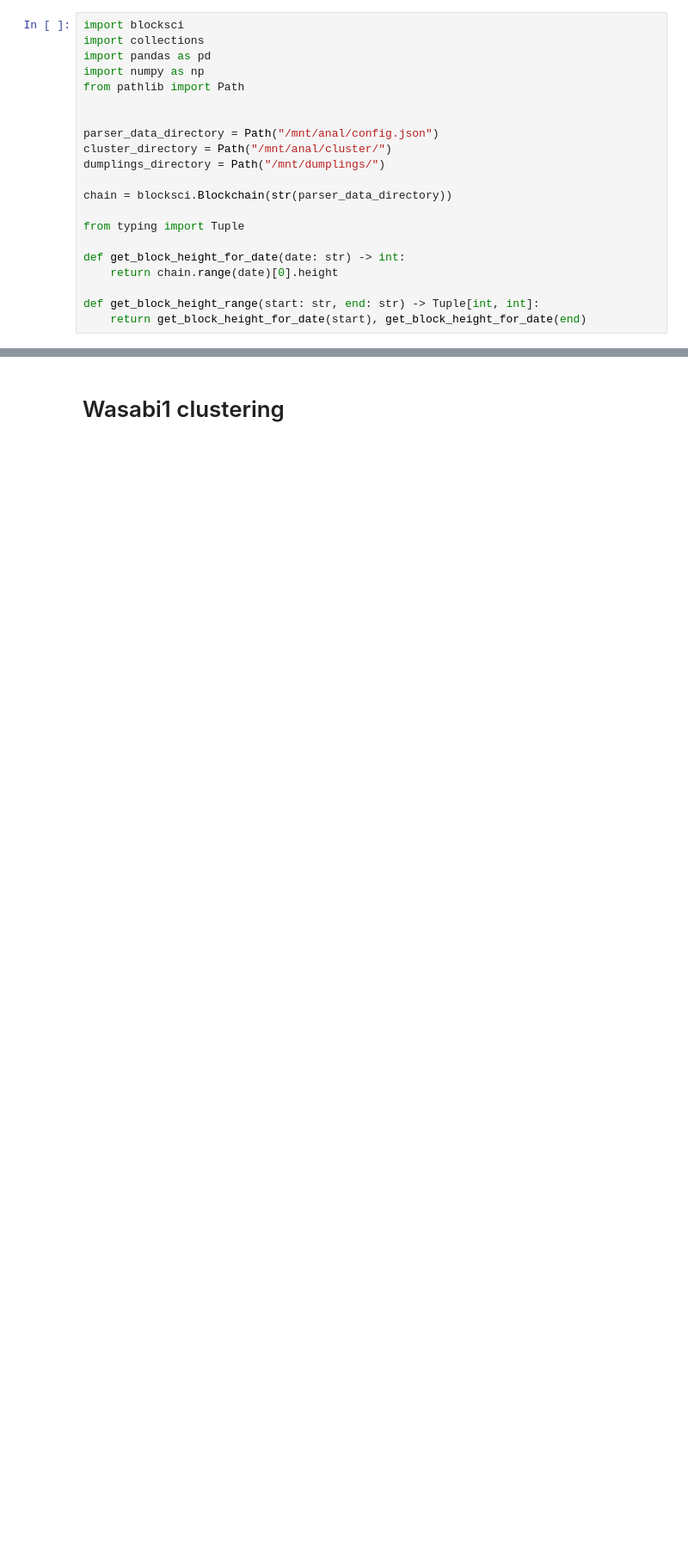
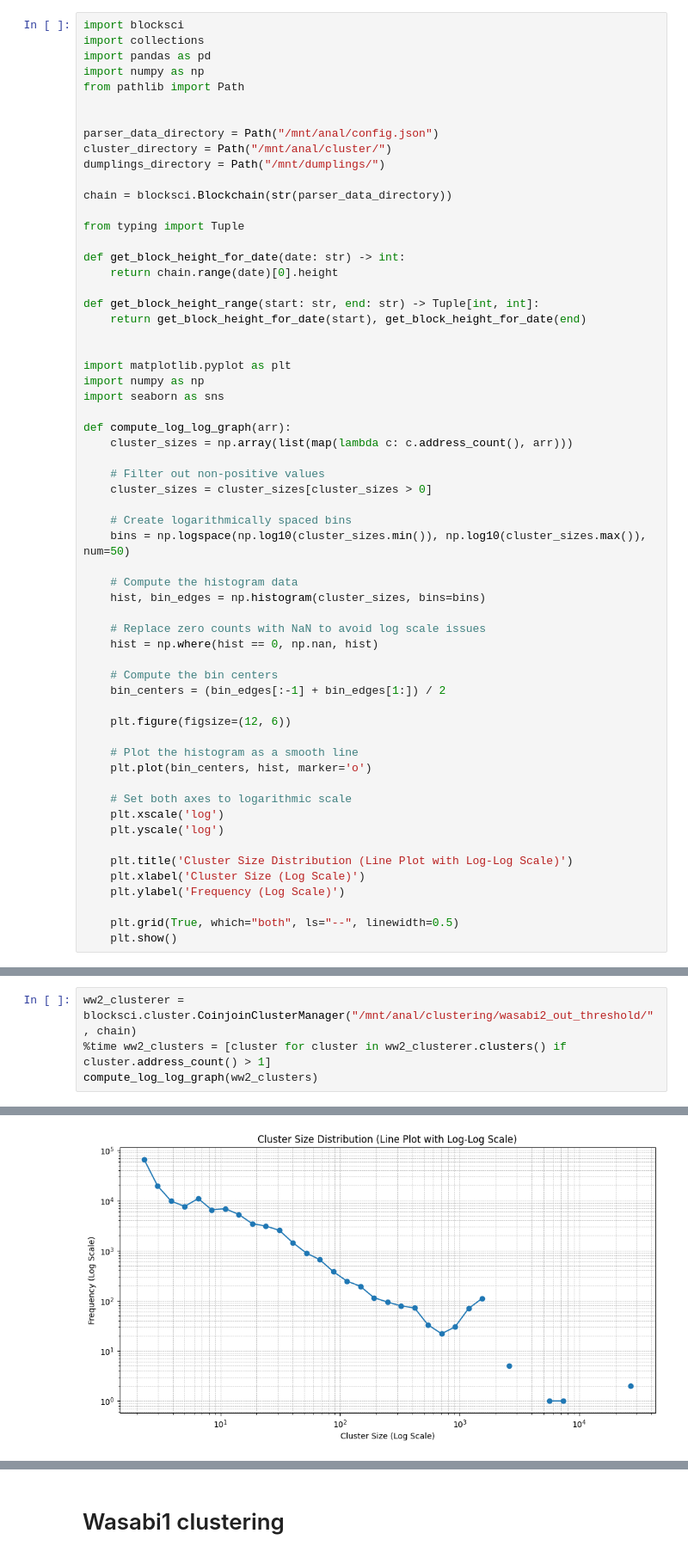
Before and after one commit to mmstanone/blocksci, a Jupyter notebook: Notebooks/Clusters.ipynb, the cells around one changed output, grey strips where cells are left out. Shown at 86% size. Cells and saved outputs as stored; diff of their text form; blank space fills up the shorter version.

```diff
--- a/Notebooks/Clusters.ipynb
+++ b/Notebooks/Clusters.ipynb
@@ -19,4 +19,43 @@ def get_block_height_for_date(date: str) -> int:
 
 def get_block_height_range(start: str, end: str) -> Tuple[int, int]:
     return get_block_height_for_date(start), get_block_height_for_date(end)
+
+
+import matplotlib.pyplot as plt
+import numpy as np
+import seaborn as sns
+
+def compute_log_log_graph(arr):
+    cluster_sizes = np.array(list(map(lambda c: c.address_count(), arr)))
+
+    # Filter out non-positive values
+    cluster_sizes = cluster_sizes[cluster_sizes > 0]
+
+    # Create logarithmically spaced bins
+    bins = np.logspace(np.log10(cluster_sizes.min()), np.log10(cluster_sizes.max()), num=50)
+
+    # Compute the histogram data
+    hist, bin_edges = np.histogram(cluster_sizes, bins=bins)
+
+    # Replace zero counts with NaN to avoid log scale issues
+    hist = np.where(hist == 0, np.nan, hist)
+
+    # Compute the bin centers
+    bin_centers = (bin_edges[:-1] + bin_edges[1:]) / 2
+
+    plt.figure(figsize=(12, 6))
+
+    # Plot the histogram as a smooth line
+    plt.plot(bin_centers, hist, marker='o')
+
+    # Set both axes to logarithmic scale
+    plt.xscale('log')
+    plt.yscale('log')
+
+    plt.title('Cluster Size Distribution (Line Plot with Log-Log Scale)')
+    plt.xlabel('Cluster Size (Log Scale)')
+    plt.ylabel('Frequency (Log Scale)')
+
+    plt.grid(True, which="both", ls="--", linewidth=0.5)
+    plt.show()
 # %% [markdown]
@@ -58,0 +103,5 @@ Wall time: 1min 2s
+# %%
+ww2_clusterer = blocksci.cluster.CoinjoinClusterManager("/mnt/anal/clustering/wasabi2_out_threshold/", chain)
+%time ww2_clusters = [cluster for cluster in ww2_clusterer.clusters() if cluster.address_count() > 1]
+compute_log_log_graph(ww2_clusters)
+# %% [output]
@@ -58,0 +110 @@ Wall time: 1min 2s
+[figure, added]
```
Also changed, not shown: parts of 13 cells of this notebook, 14 other files.
